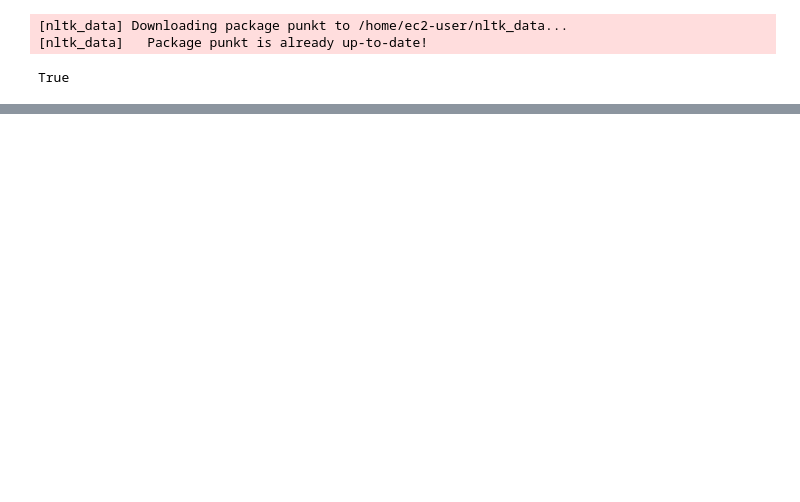
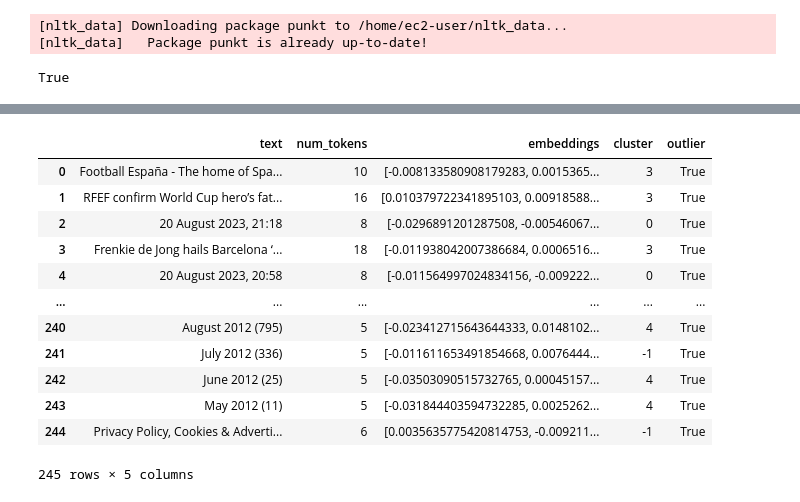
Before and after one commit to fascani/google-search-chatbot, a Jupyter notebook: build-database.ipynb, the cells around one changed output, grey strips where cells are left out. Saved outputs shown, nothing was run; the diff lists cells and outputs as text; code cells hidden in the pictures; blank space fills up the shorter version.

```diff
--- a/build-database.ipynb
+++ b/build-database.ipynb
@@ -79,0 +151,16 @@ len(kept_texts)
+# %%
+df
+# %% [output]
+|  | text | num_tokens | embeddings | cluster | outlier |
+| 0 | Football España - The home of Spa... | 10 | [-0.008133580908179283, 0.0015365... | 3 | True |
+| 1 | RFEF confirm World Cup hero’s fat... | 16 | [0.010379722341895103, 0.00918588... | 3 | True |
+| 2 | 20 August 2023, 21:18 | 8 | [-0.0296891201287508, -0.00546067... | 0 | True |
+| 3 | Frenkie de Jong hails Barcelona ‘... | 18 | [-0.011938042007386684, 0.0006516... | 3 | True |
+| 4 | 20 August 2023, 20:58 | 8 | [-0.011564997024834156, -0.009222... | 0 | True |
+| ... | ... | ... | ... | ... | ... |
+| 240 | August 2012 (795) | 5 | [-0.023412715643644333, 0.0148102... | 4 | True |
+| 241 | July 2012 (336) | 5 | [-0.011611653491854668, 0.0076444... | -1 | True |
+| 242 | June 2012 (25) | 5 | [-0.03503090515732765, 0.00045157... | 4 | True |
+| 243 | May 2012 (11) | 5 | [-0.031844403594732285, 0.0025262... | 4 | True |
+| 244 | Privacy Policy, Cookies & Adverti... | 6 | [0.0035635775420814753, -0.009211... | -1 | True |
+245 rows × 5 columns
```
Also changed, not shown: parts of 25 cells of this notebook.
